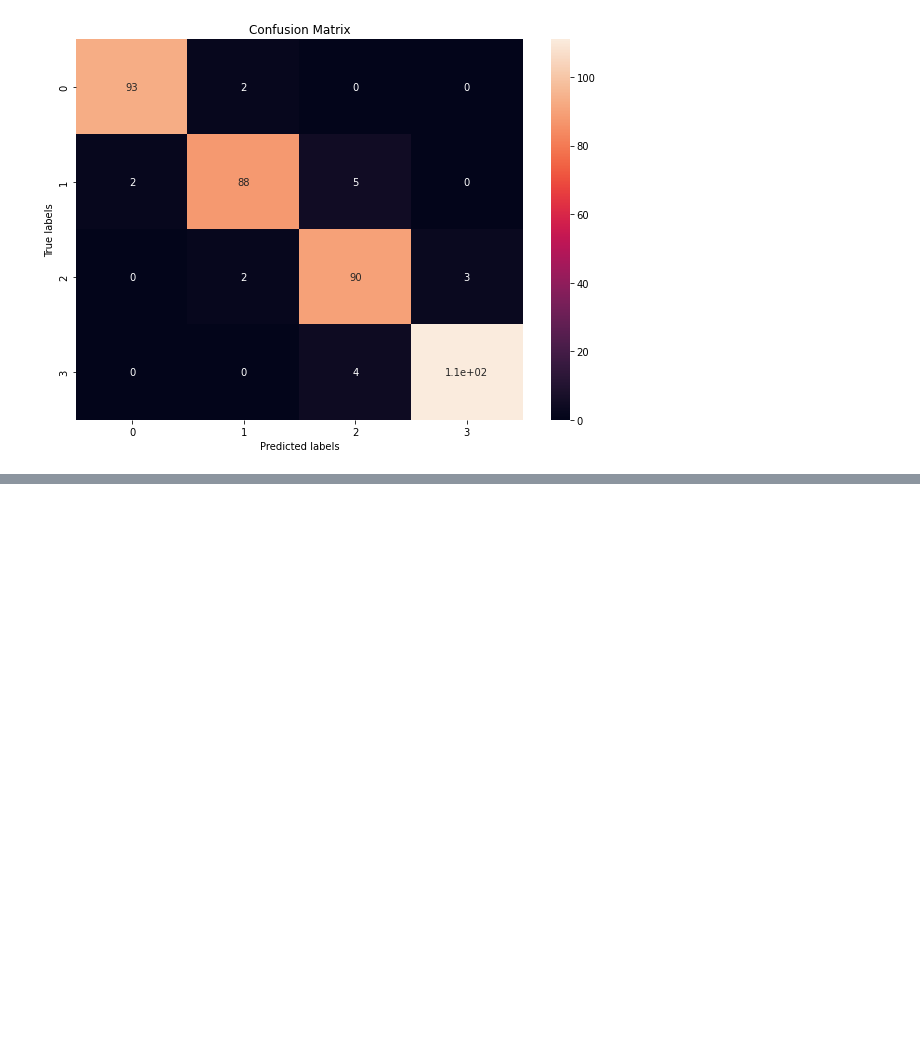
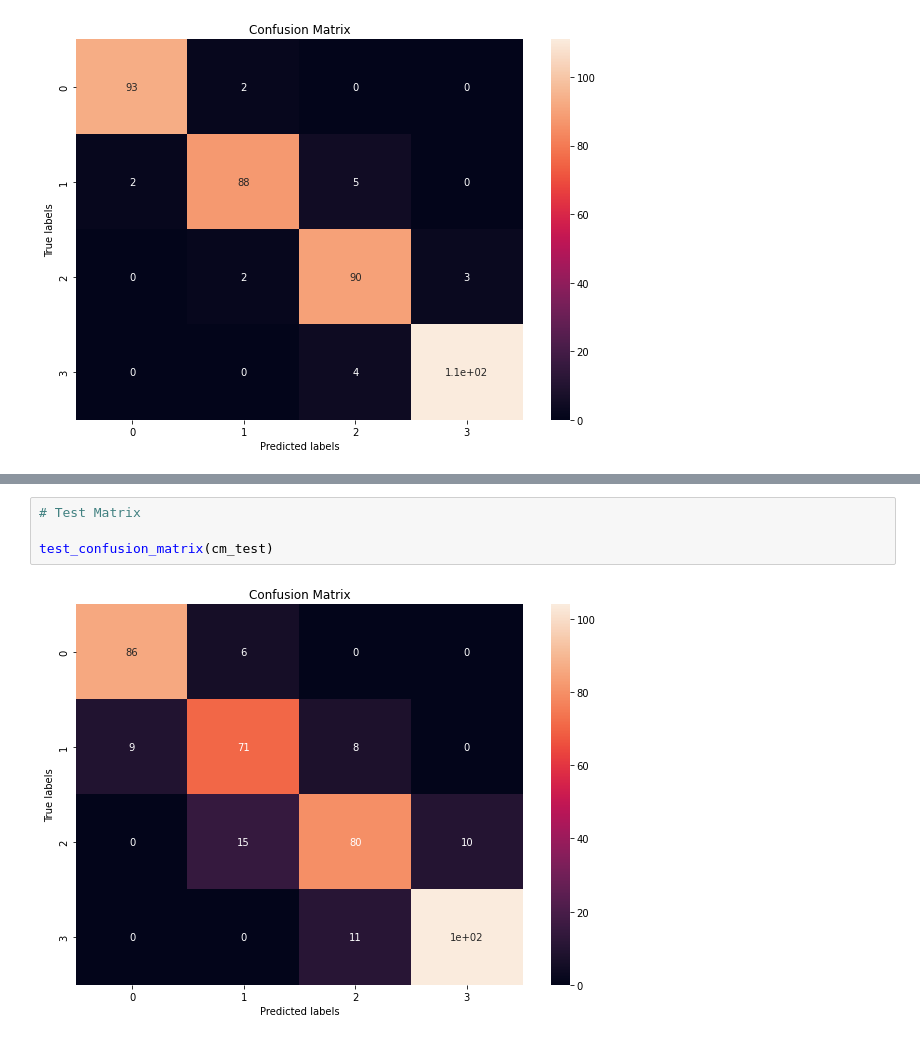
Before and after one commit to rohit-1026/Mobile-Price-Range-Prediction, a Jupyter notebook: Mobile_Price_Range_Prediction.ipynb, the cells around one changed output, grey strips where cells are left out. Cells and saved outputs as stored; diff of their text form; blank space fills up the shorter version.

```diff
--- a/Mobile_Price_Range_Prediction.ipynb
+++ b/Mobile_Price_Range_Prediction.ipynb
@@ -691,0 +893,6 @@ test_confusion_matrix(cm_test)
+# %%
+# Test Matrix
+
+test_confusion_matrix(cm_test)
+# %% [output]
+[figure, added]
```
Also changed, not shown: parts of 26 cells of this notebook.
